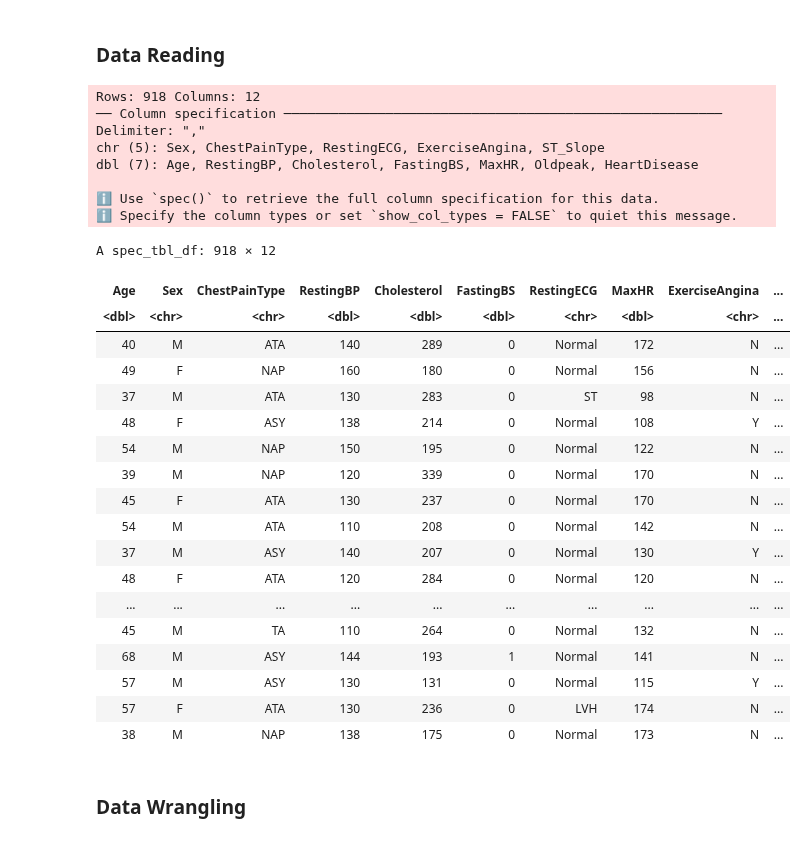
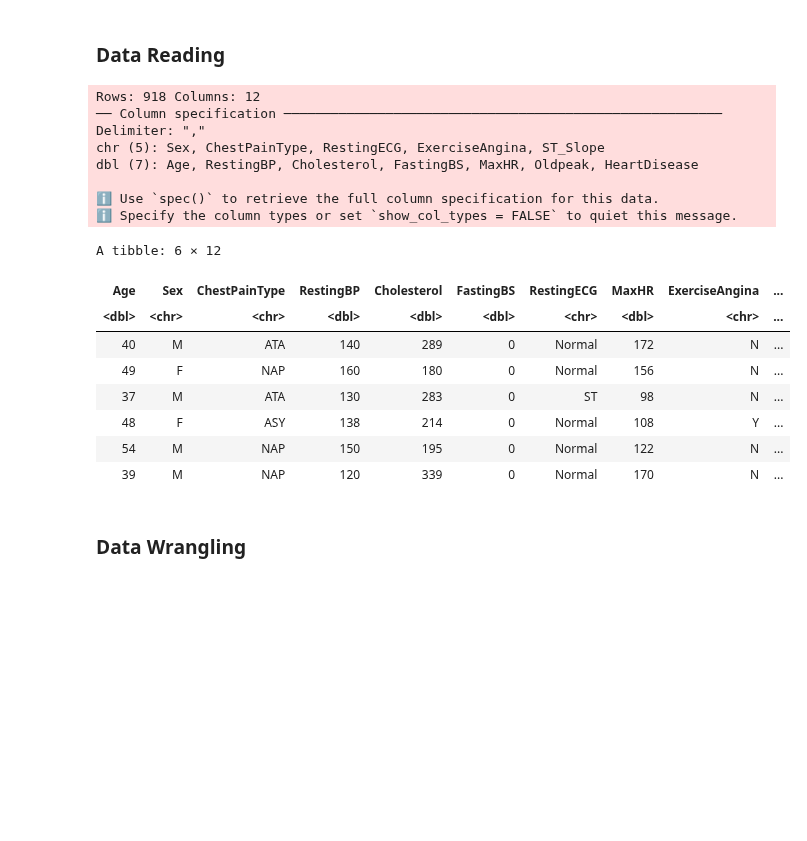
Before and after one commit to sara2815/Heart-Attack-Analysis, a Jupyter notebook: Group-43-Project.ipynb, the cells around one changed output. Saved outputs shown, nothing was run; the diff lists cells and outputs as text; code cells hidden in the pictures; blank space fills up the shorter version.

Commit message:
Added head function

```diff
--- a/Group-43-Project.ipynb
+++ b/Group-43-Project.ipynb
@@ -44,35 +44,25 @@ library(tidymodels)
 ### Data Reading
 # %%
 heart_data <- read_csv("https://raw.githubusercontent.com/RohanBadini/DSCI-Group-43-Project/main/Datasets/heart_failure.csv")
-heart_data
+head(heart_data)
 # %% [output]
 Rows: 918 Columns: 12
 ── Column specification ────────────────────────────────────────────────────────
 Delimiter: ","
 chr (5): Sex, ChestPainType, RestingECG, ExerciseAngina, ST_Slope
 dbl (7): Age, RestingBP, Cholesterol, FastingBS, MaxHR, Oldpeak, HeartDisease
 
 ℹ Use `spec()` to retrieve the full column specification for this data.
 ℹ Specify the column types or set `show_col_types = FALSE` to quiet this message.
-A spec_tbl_df: 918 × 12
+A tibble: 6 × 12
 | Age | Sex | ChestPainType | RestingBP | Cholesterol | FastingBS | RestingECG | MaxHR | ExerciseAngina | ... |
 | <dbl> | <chr> | <chr> | <dbl> | <dbl> | <dbl> | <chr> | <dbl> | <chr> | ... |
 | 40 | M | ATA | 140 | 289 | 0 | Normal | 172 | N | ... |
 | 49 | F | NAP | 160 | 180 | 0 | Normal | 156 | N | ... |
 | 37 | M | ATA | 130 | 283 | 0 | ST | 98 | N | ... |
 | 48 | F | ASY | 138 | 214 | 0 | Normal | 108 | Y | ... |
 | 54 | M | NAP | 150 | 195 | 0 | Normal | 122 | N | ... |
 | 39 | M | NAP | 120 | 339 | 0 | Normal | 170 | N | ... |
-| 45 | F | ATA | 130 | 237 | 0 | Normal | 170 | N | ... |
-| 54 | M | ATA | 110 | 208 | 0 | Normal | 142 | N | ... |
-| 37 | M | ASY | 140 | 207 | 0 | Normal | 130 | Y | ... |
-| 48 | F | ATA | 120 | 284 | 0 | Normal | 120 | N | ... |
-| ... | ... | ... | ... | ... | ... | ... | ... | ... | ... |
-| 45 | M | TA | 110 | 264 | 0 | Normal | 132 | N | ... |
-| 68 | M | ASY | 144 | 193 | 1 | Normal | 141 | N | ... |
-| 57 | M | ASY | 130 | 131 | 0 | Normal | 115 | Y | ... |
-| 57 | F | ATA | 130 | 236 | 0 | LVH | 174 | N | ... |
-| 38 | M | NAP | 138 | 175 | 0 | Normal | 173 | N | ... |
 # %% [markdown]
 ### Data Wrangling
 # %% [markdown]
```
Also changed, not shown: parts of 7 cells of this notebook.
